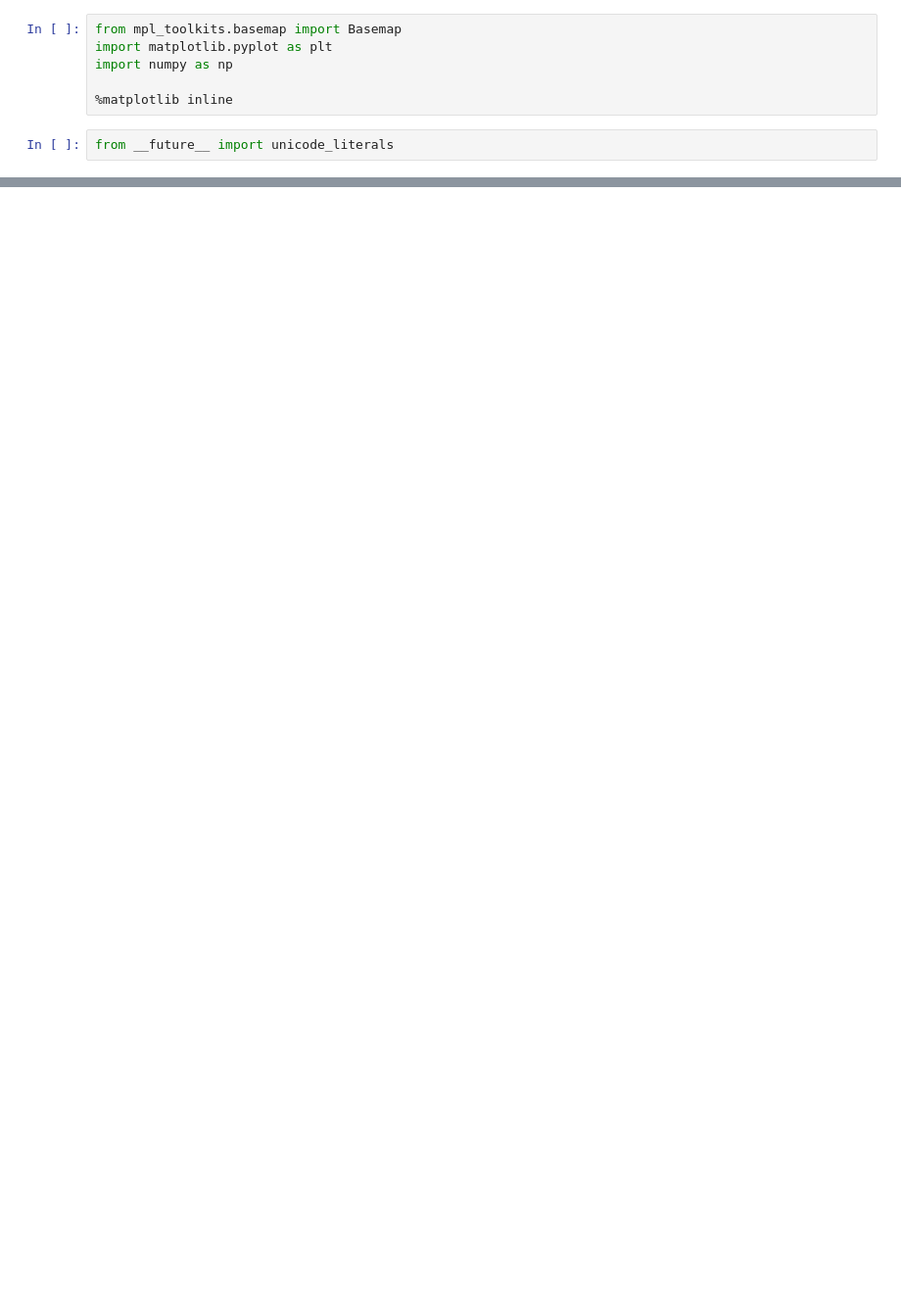
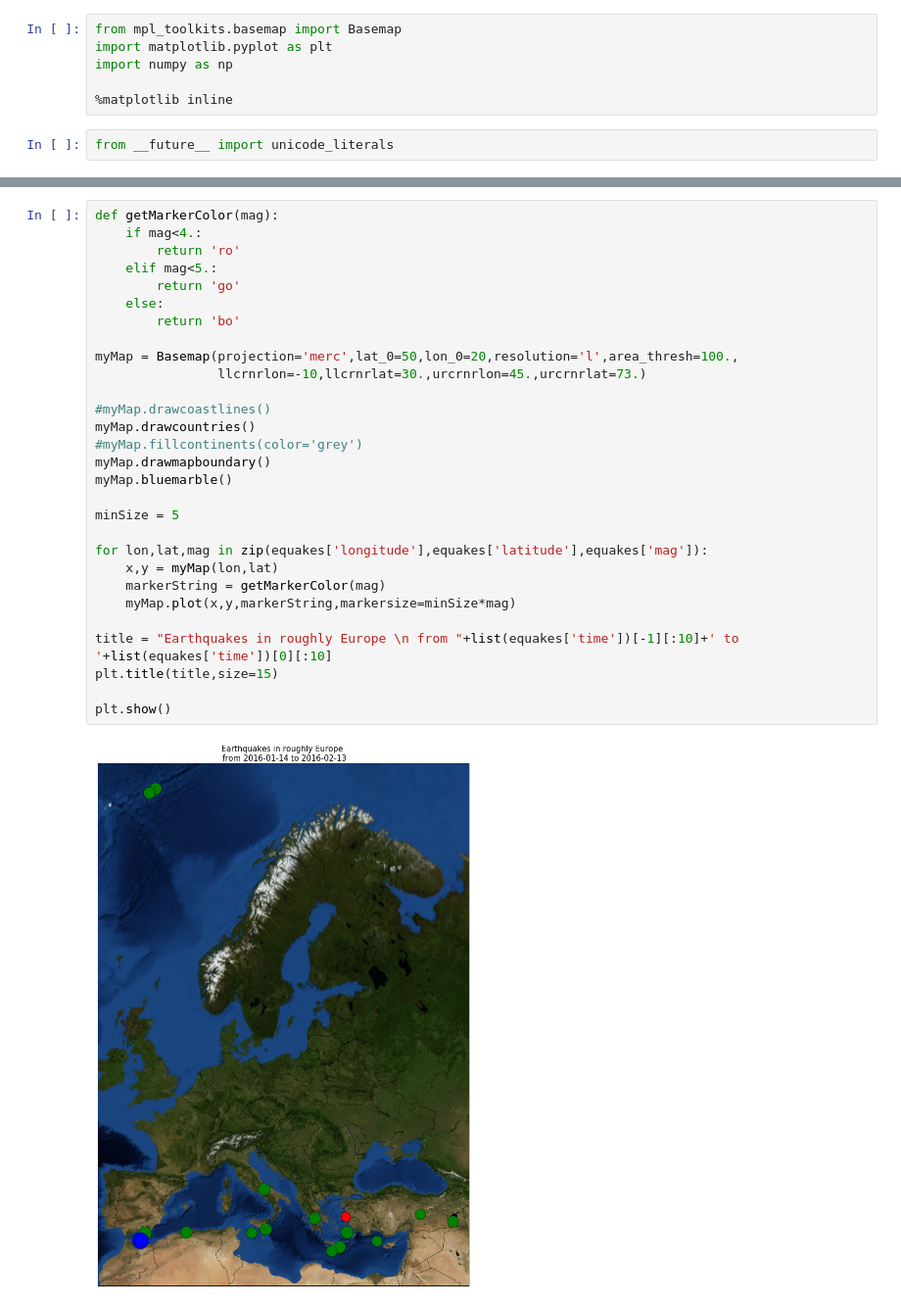
Before and after one commit to ondrejiayc/mapCrap, a Jupyter notebook: testing.ipynb, the cells around one changed output, grey strips where cells are left out. Shown at 98% size. Cells and saved outputs as stored; diff of their text form; blank space fills up the shorter version.

```diff
--- a/testing.ipynb
+++ b/testing.ipynb
@@ -39,0 +66,31 @@ plt.show()
+# %%
+def getMarkerColor(mag):
+    if mag<4.:
+        return 'ro'
+    elif mag<5.:
+        return 'go'
+    else:
+        return 'bo'
+
+myMap = Basemap(projection='merc',lat_0=50,lon_0=20,resolution='l',area_thresh=100.,
+                llcrnrlon=-10,llcrnrlat=30.,urcrnrlon=45.,urcrnrlat=73.)
+
+#myMap.drawcoastlines()
+myMap.drawcountries()
+#myMap.fillcontinents(color='grey')
+myMap.drawmapboundary()
+myMap.bluemarble()
+
+minSize = 5
+
+for lon,lat,mag in zip(equakes['longitude'],equakes['latitude'],equakes['mag']):
+    x,y = myMap(lon,lat)
+    markerString = getMarkerColor(mag)
+    myMap.plot(x,y,markerString,markersize=minSize*mag)
+
+title = "Earthquakes in roughly Europe \n from "+list(equakes['time'])[-1][:10]+' to '+list(equakes['time'])[0][:10]
+plt.title(title,size=15)
+
+plt.show()
+# %% [output]
+[figure, added]
```
Also changed, not shown: parts of 4 cells of this notebook.
